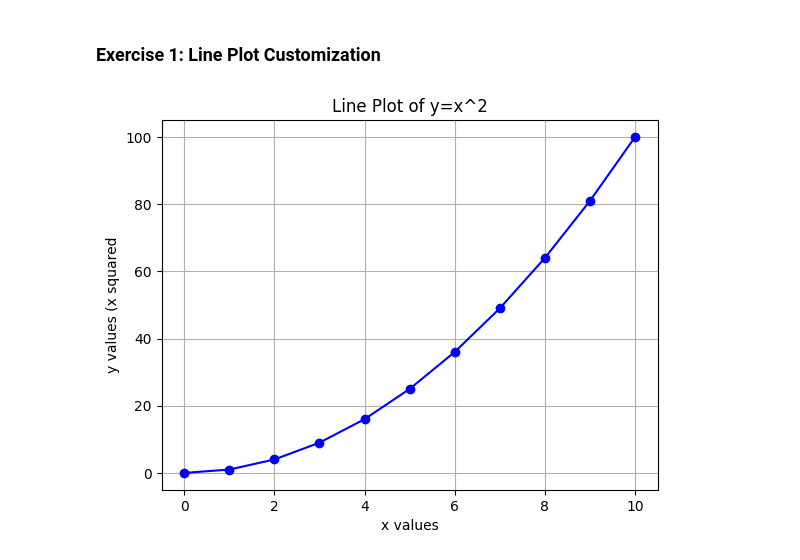
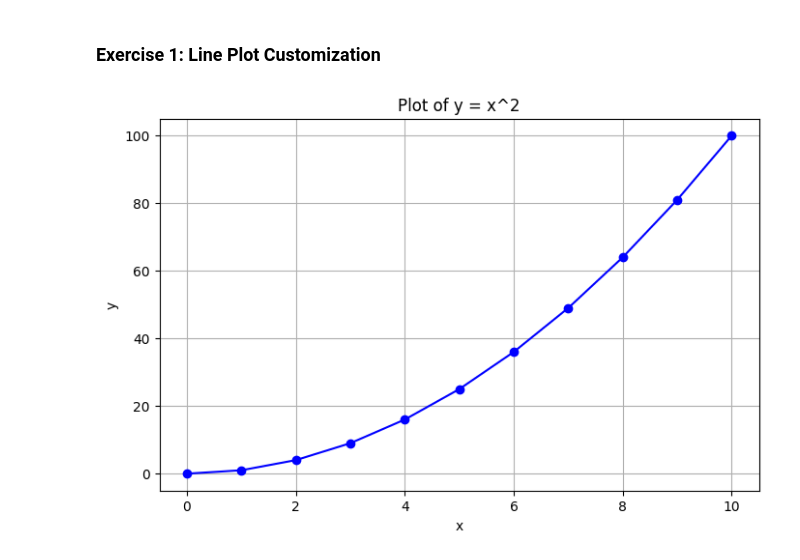
Before and after one commit to Nikhita008/python-jupyter-template, a Jupyter notebook: src/1-line-plot.ipynb, the cells around one changed output. Saved outputs shown, nothing was run; the diff lists cells and outputs as text; code cells hidden in the pictures.

```diff
--- a/src/1-line-plot.ipynb
+++ b/src/1-line-plot.ipynb
@@ -3,20 +3,28 @@
 # %%
 # TASK: Create a line plot with x values ranging from 0 to 10 and y values as the square of x.
 # Customize the plot by adding a title, labels for both axes, and a grid.
 
 import matplotlib.pyplot as plt
 import numpy as np
 
-x=np.arange(0,11)
-y=x**2
+# Generate x values from 0 to 10
+x = np.arange(0, 11)
+# Compute y values as the square of x
+y = x ** 2
 
-plt.plot(x,y,marker="o",color="blue")
+# Create the plot
+plt.figure(figsize=(8, 5))
+plt.plot(x, y, marker='o', linestyle='-', color='b')
 
-plt.title("Line Plot of y=x^2")
-plt.xlabel("x values")
-plt.ylabel("y values (x squared")
+# Add title and axis labels
+plt.title('Plot of y = x^2')
+plt.xlabel('x')
+plt.ylabel('y')
 
+# Add grid
 plt.grid(True)
+
+# Show the plot
 plt.show()
 # %% [output]
-[figure, old version]
+[figure, new version]
```
Also changed, not shown: 5 other files.
